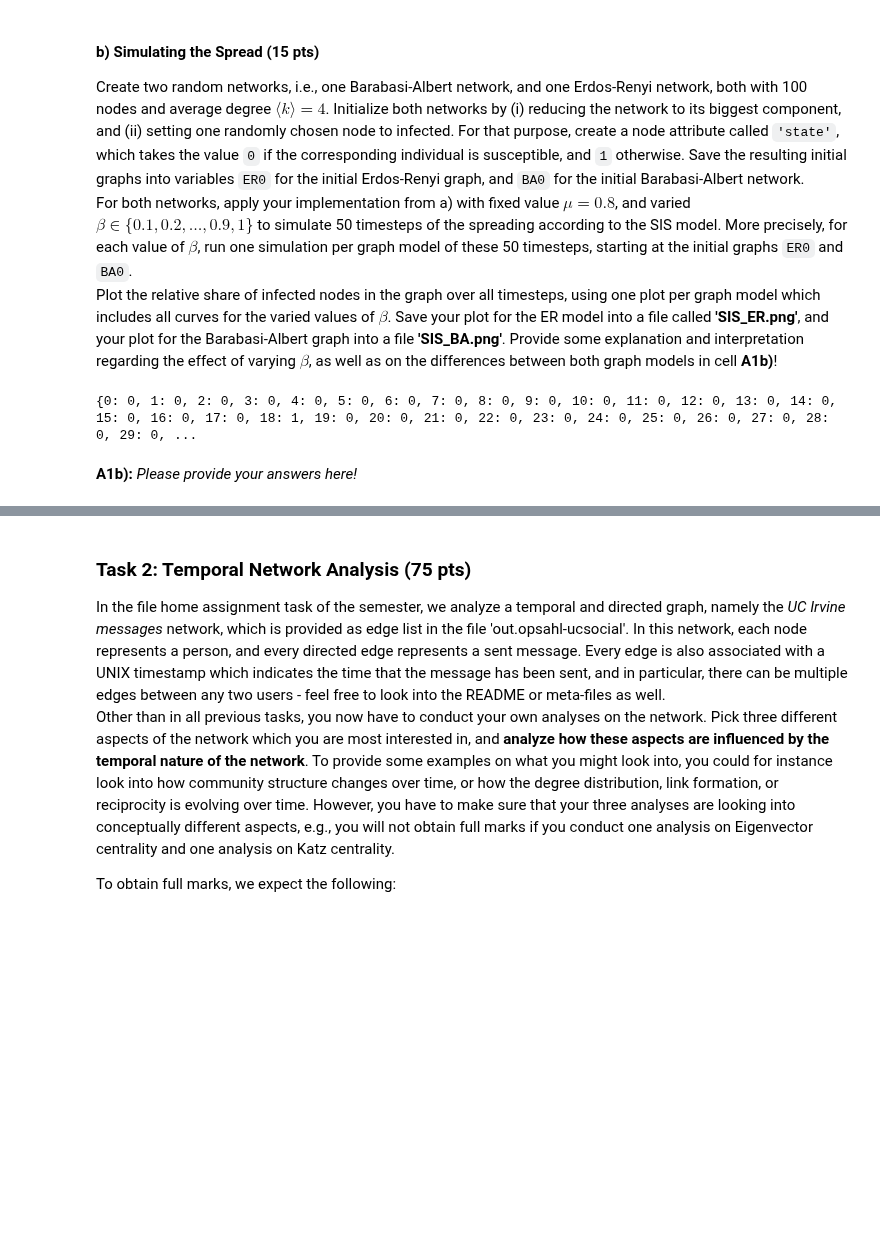
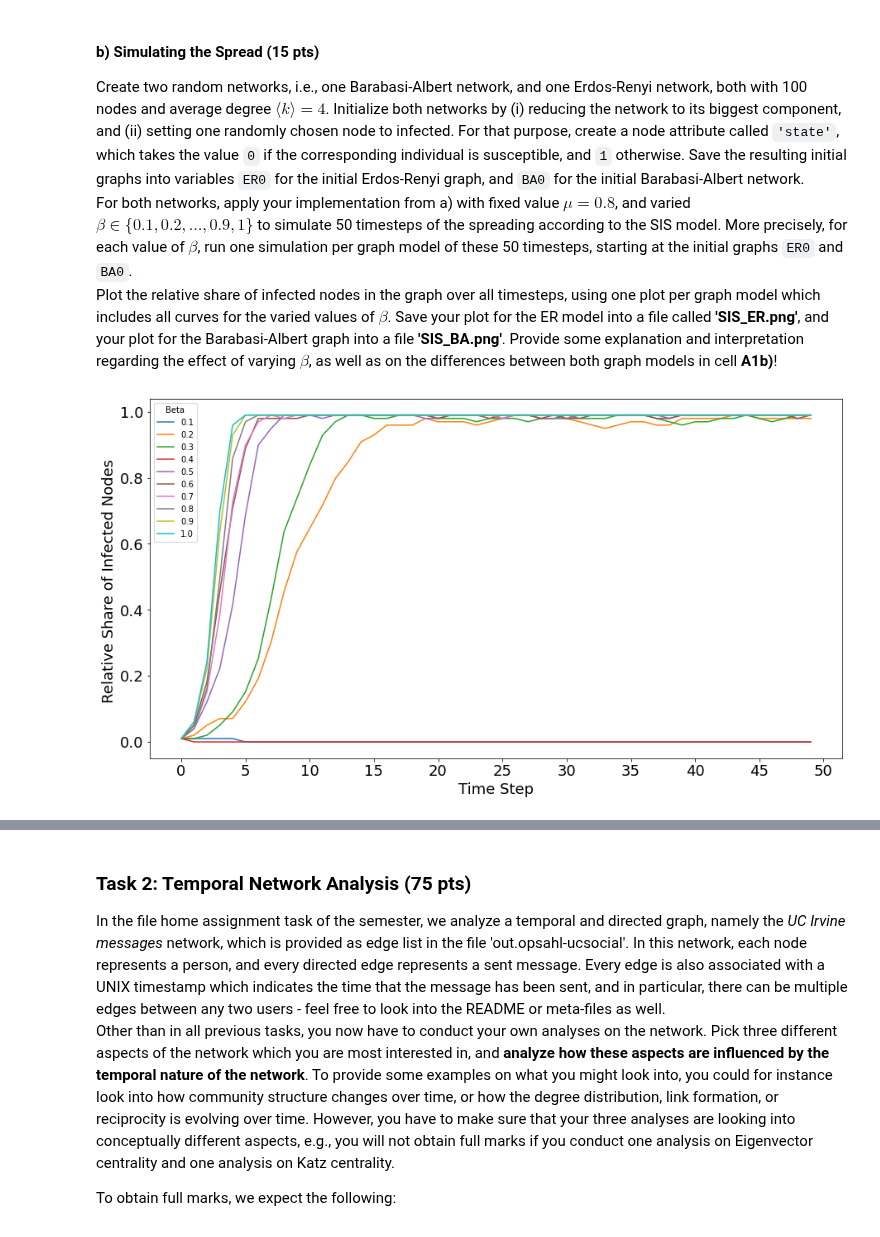
Before and after one commit to sunwen0120/social_network, a Jupyter notebook: homework_4/Wen_Sun_home_assignment_4.ipynb, the cells around one changed output, grey strips where cells are left out. Cells and saved outputs as stored; diff of their text form; code cells hidden in the pictures; blank space fills up the shorter version.

```diff
--- a/homework_4/Wen_Sun_home_assignment_4.ipynb
+++ b/homework_4/Wen_Sun_home_assignment_4.ipynb
@@ -276,3 +161,0 @@ BA0 = initialize_graph(BA, 'state')
-# %%
-H = BA0.copy()
-G = H
@@ -401,4 +194,0 @@ BA0 = initialize_graph(BA, 'state')
-# %%
-print(nx.get_node_attributes(BA0,attr))
-# %% [output]
-{0: 0, 1: 0, 2: 0, 3: 0, 4: 0, 5: 0, 6: 0, 7: 0, 8: 0, 9: 0, 10: 0, 11: 0, 12: 0, 13: 0, 14: 0, 15: 0, 16: 0, 17: 0, 18: 1, 19: 0, 20: 0, 21: 0, 22: 0, 23: 0, 24: 0, 25: 0, 26: 0, 27: 0, 28: 0, 29: 0, ...
@@ -408,2 +195,43 @@ ER0 = initialize_graph(ER,'state')
-# %% [markdown]
-**A1b):** _Please provide your answers here!_
+# %%
+def simulate_SIS_epidemic(H, steps,beta,attr="state"):
+    G=H.copy()
+    n_nodes = G.number_of_nodes()
+    pct_infected = [1/n_nodes]
+    steps_1 = steps - 1
+    G_new = spread_SIS(G,beta,0.8,attr)
+    count = 0
+    for _ in range(steps_1):
+        node_states = nx.get_node_attributes(G_new,attr)
+        change_infected_into_recover(G_new,node_states,attr,'recover')
+        spread_SIS(G_new,beta,0.8,attr)
+        count_infected = 0
+        for node in node_states:
+            if node_states[node]==1:
+                count_infected+=1
+        pct_infected.append(count_infected/n_nodes)
+
+    return pct_infected
+# %%
+attr = 'state'
+ER = nx.erdos_renyi_graph(100,4/99)
+ER0 = initialize_graph(ER,attr)
+ER0_new = nx.set_node_attributes(ER0, name = 'recover',values =0)
+
+plt.figure(figsize=(15,8))
+for beta in np.linspace(.1,1,10):
+    plt.plot(simulate_SIS_epidemic(ER0,50,beta,'state'),label=round(beta,1))
+
+x_major_locator=MultipleLocator(5)
+ax=plt.gca()
+ax.xaxis.set_major_locator(x_major_locator)
+plt.legend(title='Beta')
+plt.ylabel('Relative Share of Infected Nodes ',size=18)
+plt.xlabel('Time Step',size=18)
+plt.xticks(size=18)
+plt.yticks(size=18)
+
+fig = plt.gcf()
+plt.show()
+fig.savefig("SIS_ER.png")
+# %% [output]
+[figure, added]
```
Also changed, not shown: parts of 24 cells of this notebook, 3 other files.
